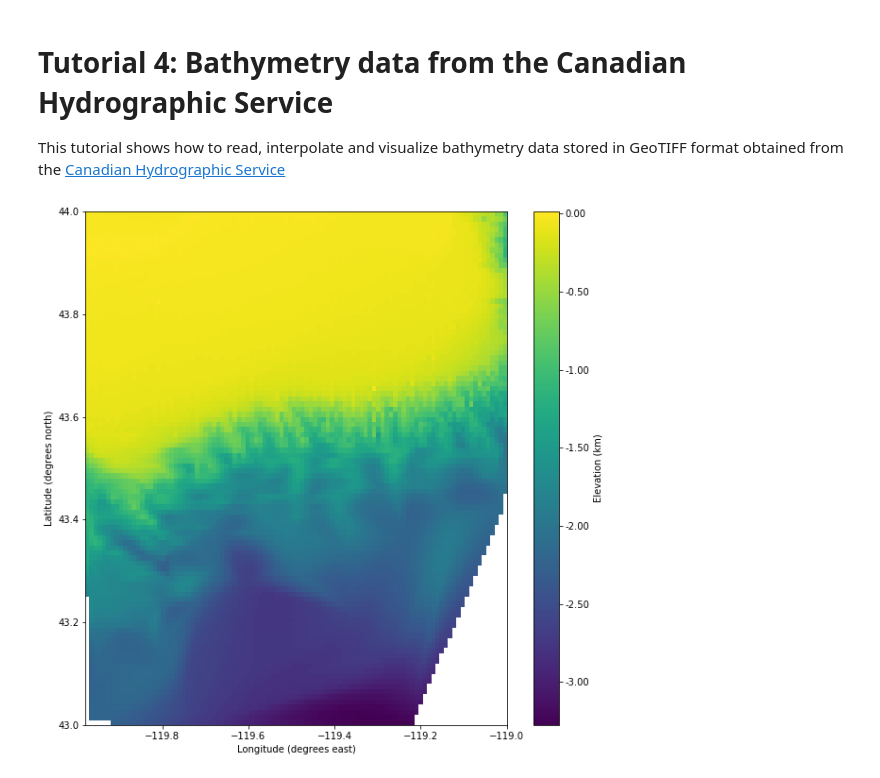
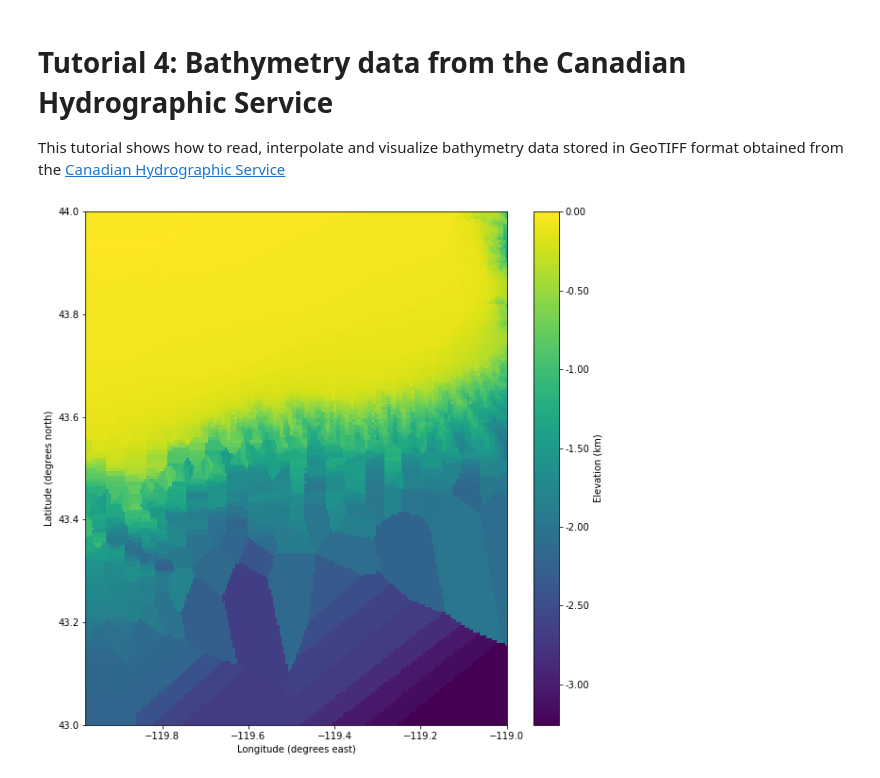
Before and after one commit to cxzhangqi/kadlu, a Jupyter notebook: docs/demo_notebooks/CHS.ipynb, the cells around one changed output. Cells and saved outputs as stored; diff of their text form; code cells hidden in the pictures.

```diff
--- a/docs/demo_notebooks/CHS.ipynb
+++ b/docs/demo_notebooks/CHS.ipynb
@@ -4,21 +4,21 @@ This tutorial shows how to read, interpolate and visualize bathymetry data store
 # %%
 from kadlu.bathy_reader import BathyReader
 from kadlu.bathy_interpolator import BathyInterpolator
 import matplotlib.pyplot as plt
 
 # folder where the GeoTIFF files are stored
 folder = 'assets/tif/'
 
 # reader
 reader = BathyReader(folder)
 
-# interpolator
-interp = BathyInterpolator(reader)
+# interpolator (select between 'linear', 'nearest', 'cubic')
+interp = BathyInterpolator(reader, method='nearest')
 
 # plot the bathymetry
-interp.plot_ll(lat_bins=100, lon_bins=100)
+interp.plot_ll(lat_bins=200, lon_bins=200)
 
 # draw the plot
 plt.show()
 # %% [output]
-[figure, old version]
+[figure, new version]
```
Also changed, not shown: 1 other file.
